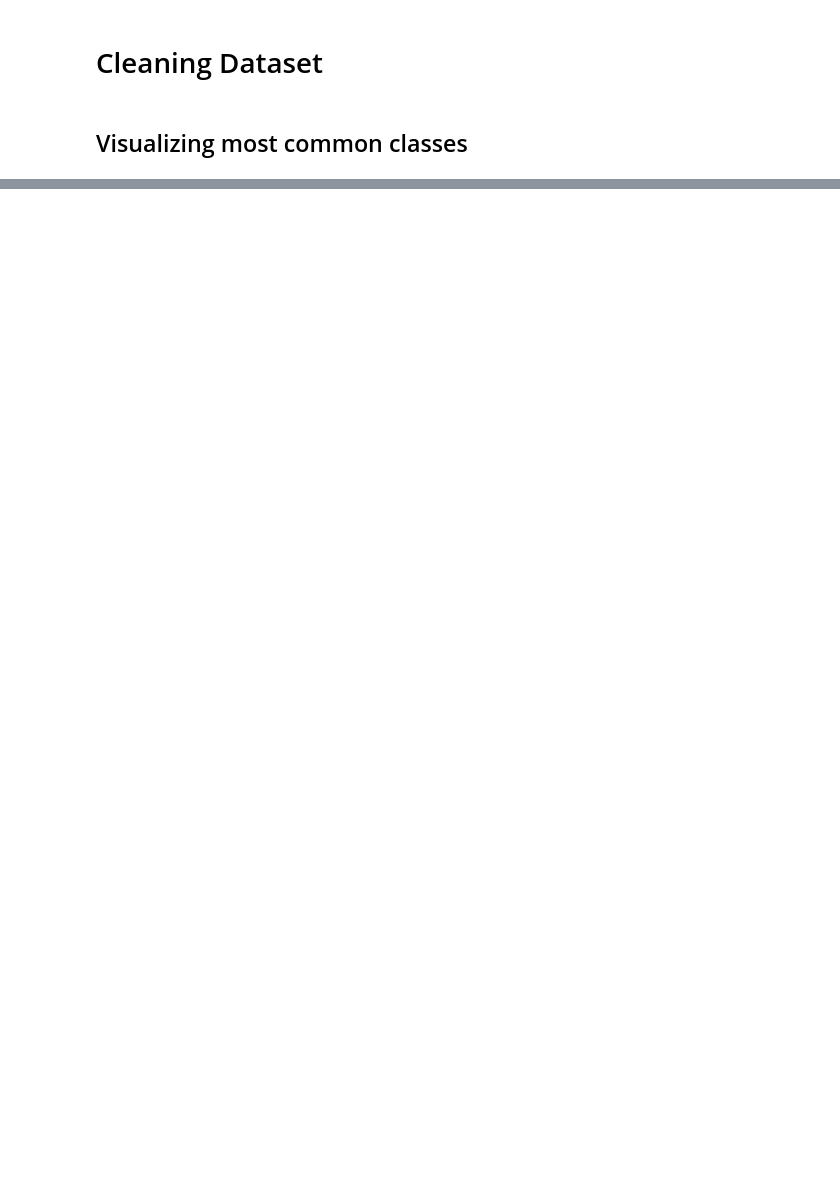
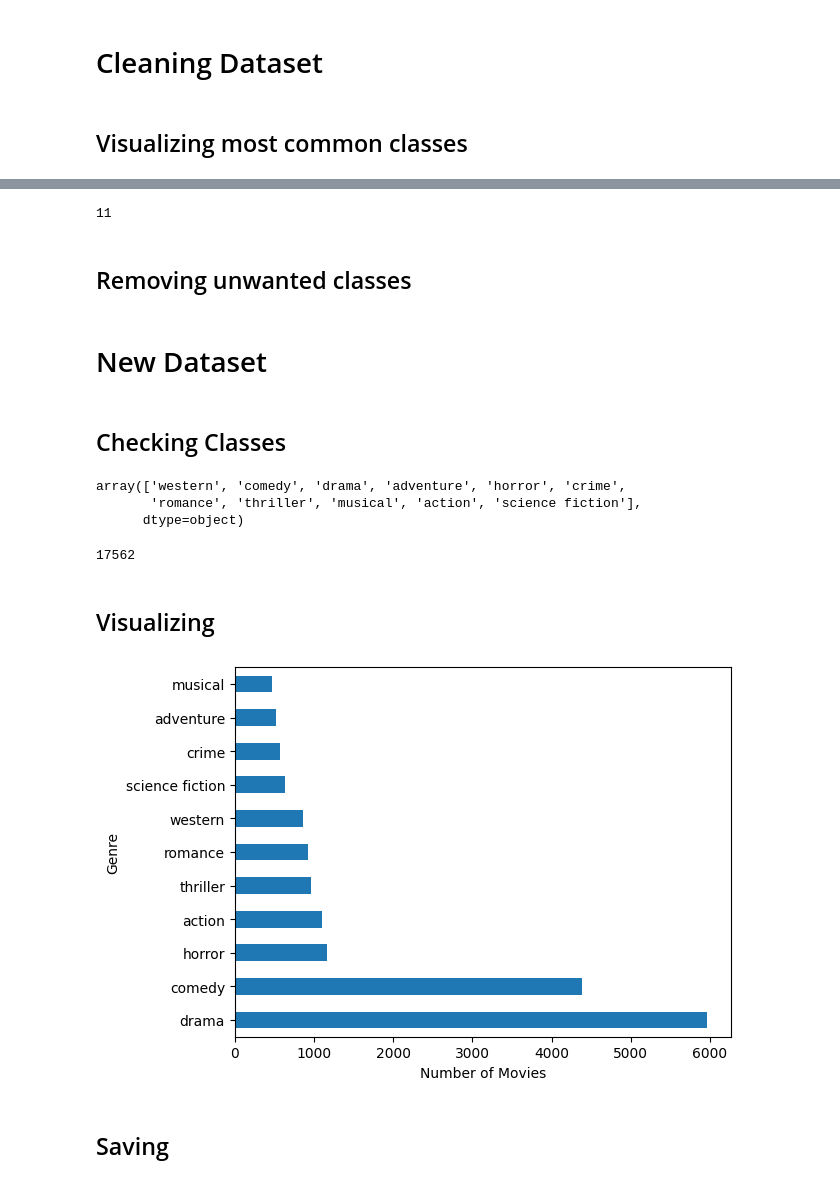
Before and after one commit to Prashant-Tiwari26/Using-movie-plot-for-genre-classification-, a Jupyter notebook: data_cleaning.ipynb, the cells around one changed output, grey strips where cells are left out. Cells and saved outputs as stored; diff of their text form; code cells hidden in the pictures; blank space fills up the shorter version.

Commit message:
cleaned dataset ready

```diff
--- a/data_cleaning.ipynb
+++ b/data_cleaning.ipynb
@@ -26,0 +55,40 @@ data['Genre'].value_counts().head(25).plot(kind='barh')
+# %%
+genre_classes = ['drama', 'comedy', 'horror', 'action', 'thriller', 'romance', 'western', 'crime', 'adventure', 'musical', 'science fiction']
+len(genre_classes)
+# %% [output]
+11
+# %%
+copy_data = data.copy()
+
+copy_data.Genre.replace('sci-fi', 'science fiction', inplace=True)
+# %% [markdown]
+## Removing unwanted classes
+# %%
+for genre in copy_data.Genre.unique():
+    if genre not in genre_classes:
+        copy_data.drop(copy_data[copy_data['Genre']==genre].index, inplace=True)
+# %% [markdown]
+# New Dataset
+# %% [markdown]
+## Checking Classes
+# %%
+copy_data.Genre.unique()
+# %% [output]
+array(['western', 'comedy', 'drama', 'adventure', 'horror', 'crime',
+       'romance', 'thriller', 'musical', 'action', 'science fiction'],
+      dtype=object)
+# %%
+len(copy_data)
+# %% [output]
+17562
+# %% [markdown]
+## Visualizing
+# %%
+copy_data.Genre.value_counts().plot(kind='barh')
+plt.ylabel("Genre")
+plt.xlabel("Number of Movies")
+plt.show()
+# %% [output]
+[figure, added]
+# %% [markdown]
+## Saving
```
Also changed, not shown: parts of 5 cells of this notebook, 1 other file.
